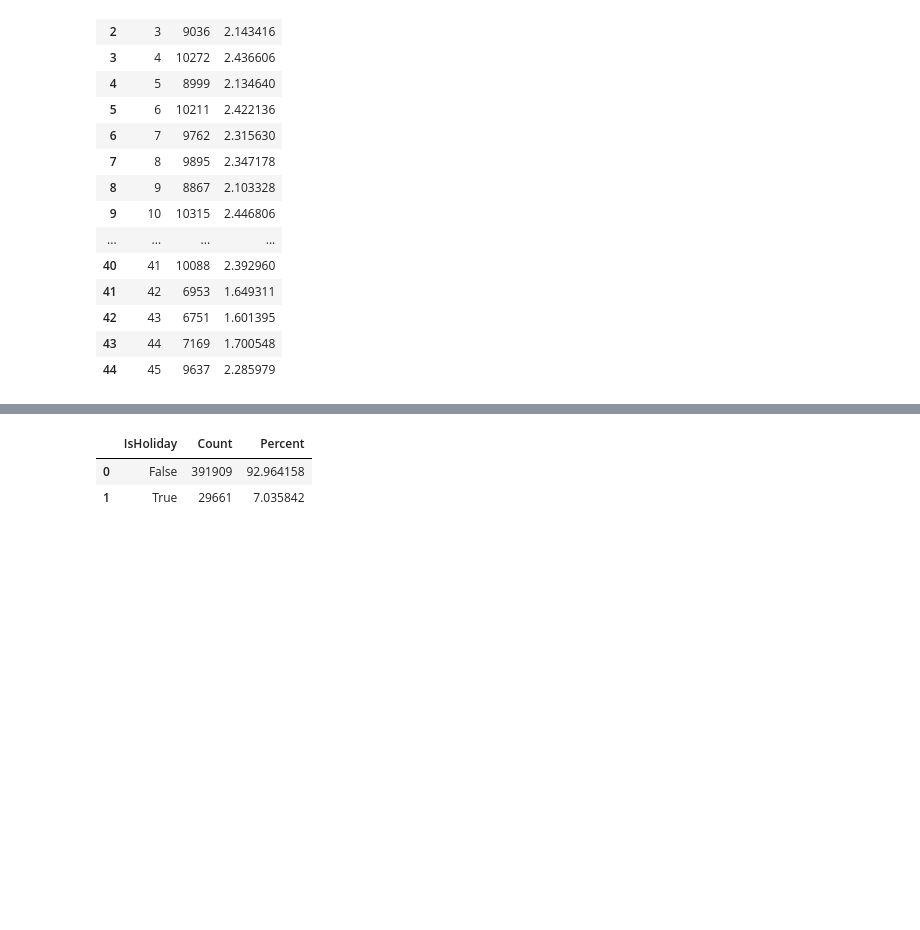
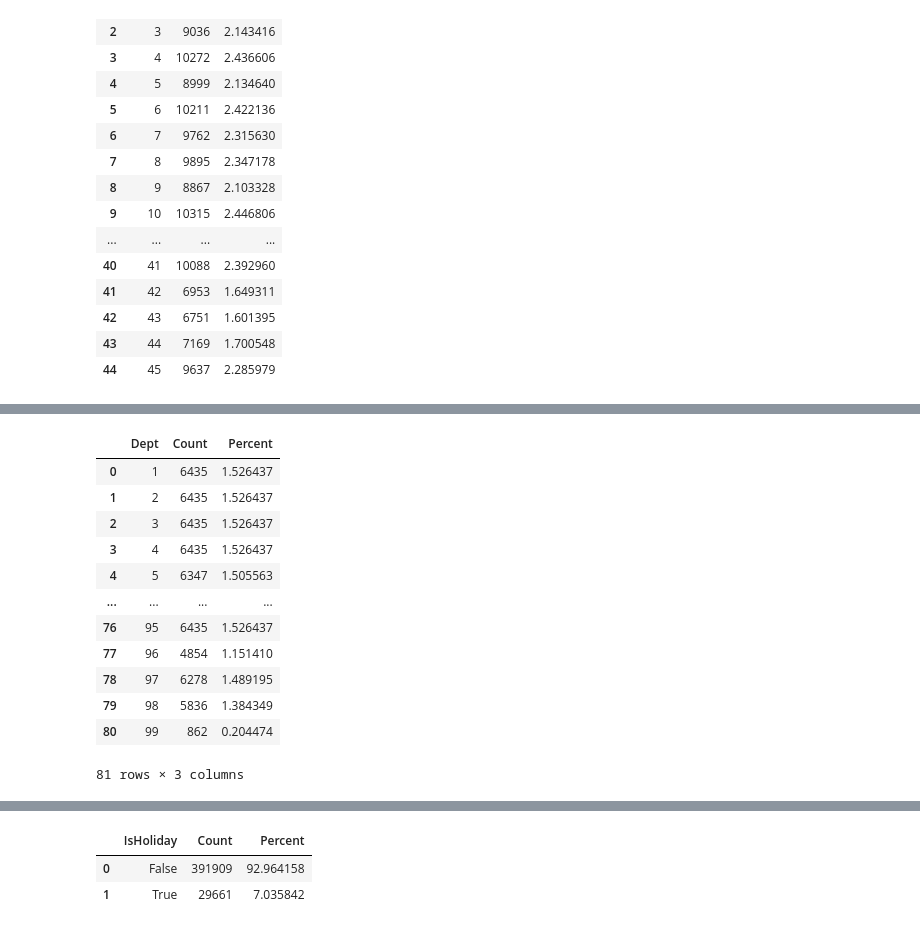
Before and after one commit to apinto25/walmart-sales-forecast, a Jupyter notebook: data_cleaning_feature_engineering.ipynb, the cells around one changed output, grey strips where cells are left out. Cells and saved outputs as stored; diff of their text form; code cells hidden in the pictures; blank space fills up the shorter version.

```diff
--- a/data_cleaning_feature_engineerging.ipynb
+++ b/data_cleaning_feature_engineering.ipynb
@@ -80,0 +125,23 @@ store_counts
+# %%
+dept_counts = pd.DataFrame(data['Dept']
+                .value_counts()
+                .sort_index()
+                .to_frame(name="Count")
+                .reset_index()
+                .rename(columns= {'index': 'Dept'}))
+dept_counts['Percent'] = (dept_counts['Count'] / dept_counts['Count'].sum()) * 100
+dept_counts
+# %% [output]
+|  | Dept | Count | Percent |
+| 0 | 1 | 6435 | 1.526437 |
+| 1 | 2 | 6435 | 1.526437 |
+| 2 | 3 | 6435 | 1.526437 |
+| 3 | 4 | 6435 | 1.526437 |
+| 4 | 5 | 6347 | 1.505563 |
+| ... | ... | ... | ... |
+| 76 | 95 | 6435 | 1.526437 |
+| 77 | 96 | 4854 | 1.151410 |
+| 78 | 97 | 6278 | 1.489195 |
+| 79 | 98 | 5836 | 1.384349 |
+| 80 | 99 | 862 | 0.204474 |
+81 rows × 3 columns
```
Also changed, not shown: parts of 9 cells of this notebook.
